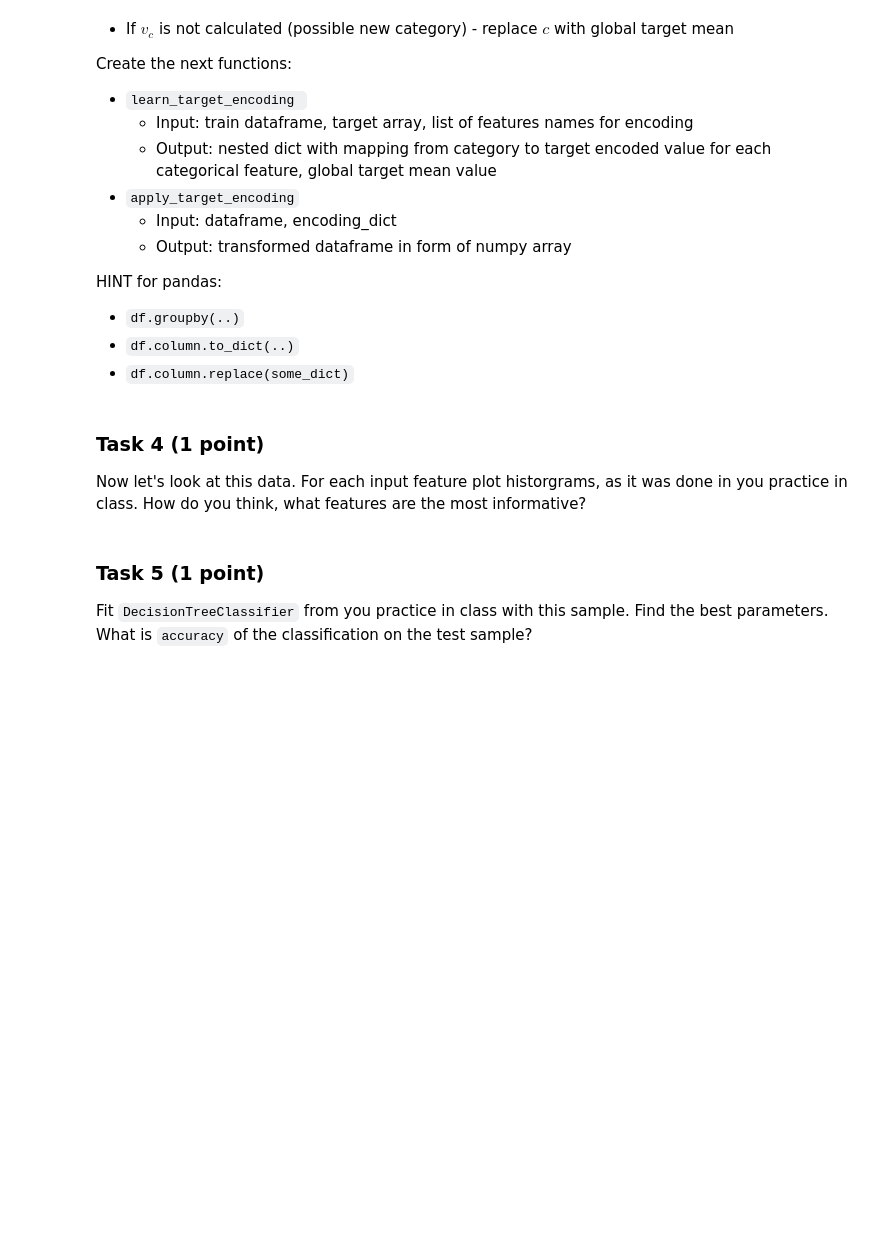
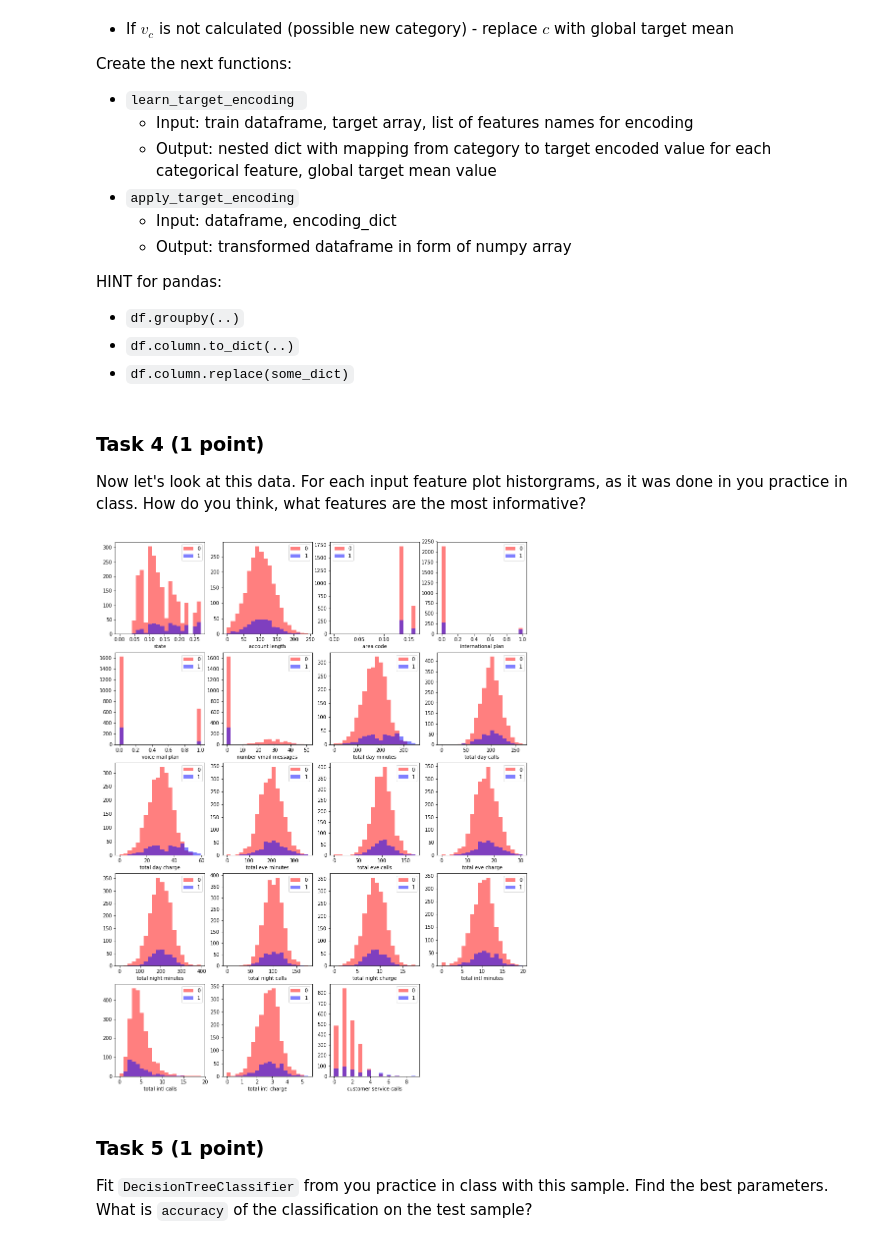
Before and after one commit to DeagleGross/HSE-ML-Course, a Jupyter notebook: s03 Decision Trees/korolev.ipynb, the cells around one changed output. Saved outputs shown, nothing was run; the diff lists cells and outputs as text; code cells hidden in the pictures; blank space fills up the shorter version.

```diff
--- a/s03 Decision Trees/korolev.ipynb
+++ b/s03 Decision Trees/korolev.ipynb
@@ -219,3 +225,40 @@ Now let's look at this data. For each input feature plot historgrams, as it was
+# %%
+# APPLY TARGET ENCODING HERE (ill do it for training data)
+# (added by myself as independent cell)
+features2encode = ['state', 'area code']
+result_column = 'churn'
+encoding_dict, global_mean = learn_target_encoding(df_X_train, y_train, features2encode)
+df_X_train = apply_target_encoding(df_X_train, encoding_dict, global_mean)
+# making X_columns variable because in seminar there was such a variable for plot showing
+X_columns = df_X_train.columns[df_X_train.columns != result_column]
+# %%
+# you can see i've just used code from seminar
+# it is easy to use because i've created same variables from dataframe before
+
+plt.figure(figsize=(15, 20))
+
+# For each column ...
+for i_col in range(len(X_columns)):
+
+    # Create subplot for each column
+    plt.subplot(5, 4, i_col+1)
+
+    # Get column and label values
+    x_col = df_X_train[X_columns[i_col]].values
+    y_col = y_train.values
+
+    # Plot histograms
+    bins = np.linspace(0, x_col.max(), 21)
+    plt.hist(x_col[y_col == 0], bins=bins, color='r', alpha=0.5, label='0')
+    plt.hist(x_col[y_col == 1], bins=bins, color='b', alpha=0.5, label='1')
+
+    # Labels and legend
+    plt.xlabel(X_columns[i_col])
+    plt.legend(loc='best')
+
+plt.show()
+# %% [output]
+[figure, added]
 # %% [markdown]
 ### Task 5 (1 point) <br/>
 
```
Also changed, not shown: parts of 13 cells of this notebook, 5 other files.
